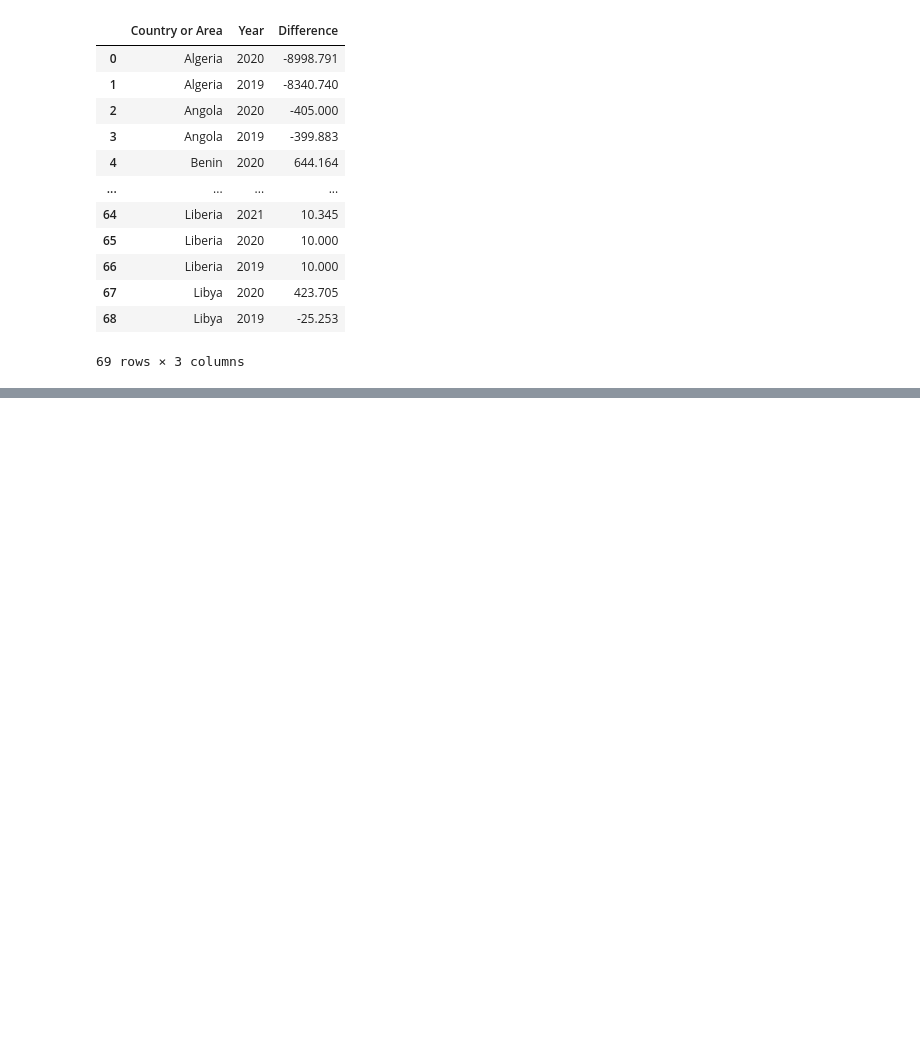
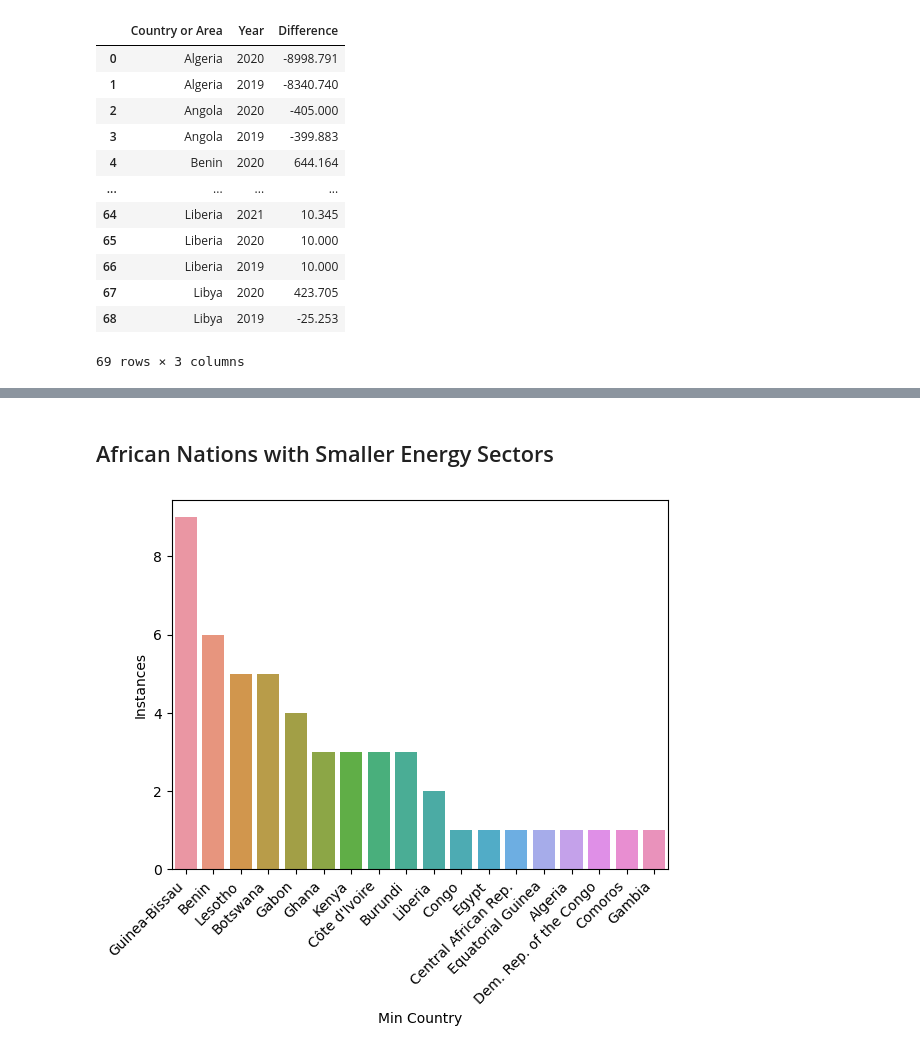
Before and after one commit to emilycalvert/un_energy_data_eda, a Jupyter notebook: energy_stats_africa_covid_trend.ipynb, the cells around one changed output, grey strips where cells are left out. Saved outputs shown, nothing was run; the diff lists cells and outputs as text; code cells hidden in the pictures; blank space fills up the shorter version.

```diff
--- a/energy_stats_africa_covid_trend.ipynb
+++ b/energy_stats_africa_covid_trend.ipynb
@@ -570,0 +516,7 @@ If there's anything we can see from the surplus or deficit, is that it is wildly
+# %%
+# Group by energy sector and year, and find the min and max quantities
+grouped_data = africa_data.groupby(['Commodity - Transaction'])['Quantity']
+min_c = grouped_data.idxmin().apply(lambda x: africa_data.loc[x]['Country or Area'])
+max_c = grouped_data.idxmax().apply(lambda x: africa_data.loc[x]['Country or Area'])
+# Combine the min and max countries into a new dataframe
+min_max_countries = pd.DataFrame({'Min Country': min_c, 'Max Country': max_c})
@@ -570,0 +544,5 @@ If there's anything we can see from the surplus or deficit, is that it is wildly
+# %%
+#Next I will count the instances of each count for each country for Min and Max
+min_tally = min_max_countries['Min Country'].value_counts().to_dict()
+min_tally = pd.DataFrame({'Min Country': list(min_tally.keys()), 'Instances': list(min_tally.values())})
+min_tally
@@ -570,0 +567,8 @@ If there's anything we can see from the surplus or deficit, is that it is wildly
+# %% [markdown]
+## African Nations with Smaller Energy Sectors
+# %%
+min_plot= sns.barplot(data= min_tally, x='Min Country', y='Instances')
+min_plot.set_xticklabels(min_plot.get_xticklabels(), rotation=45, ha="right", fontsize=10)
+plt.show()
+# %% [output]
+[figure, added]
```
Also changed, not shown: parts of 104 cells of this notebook.
